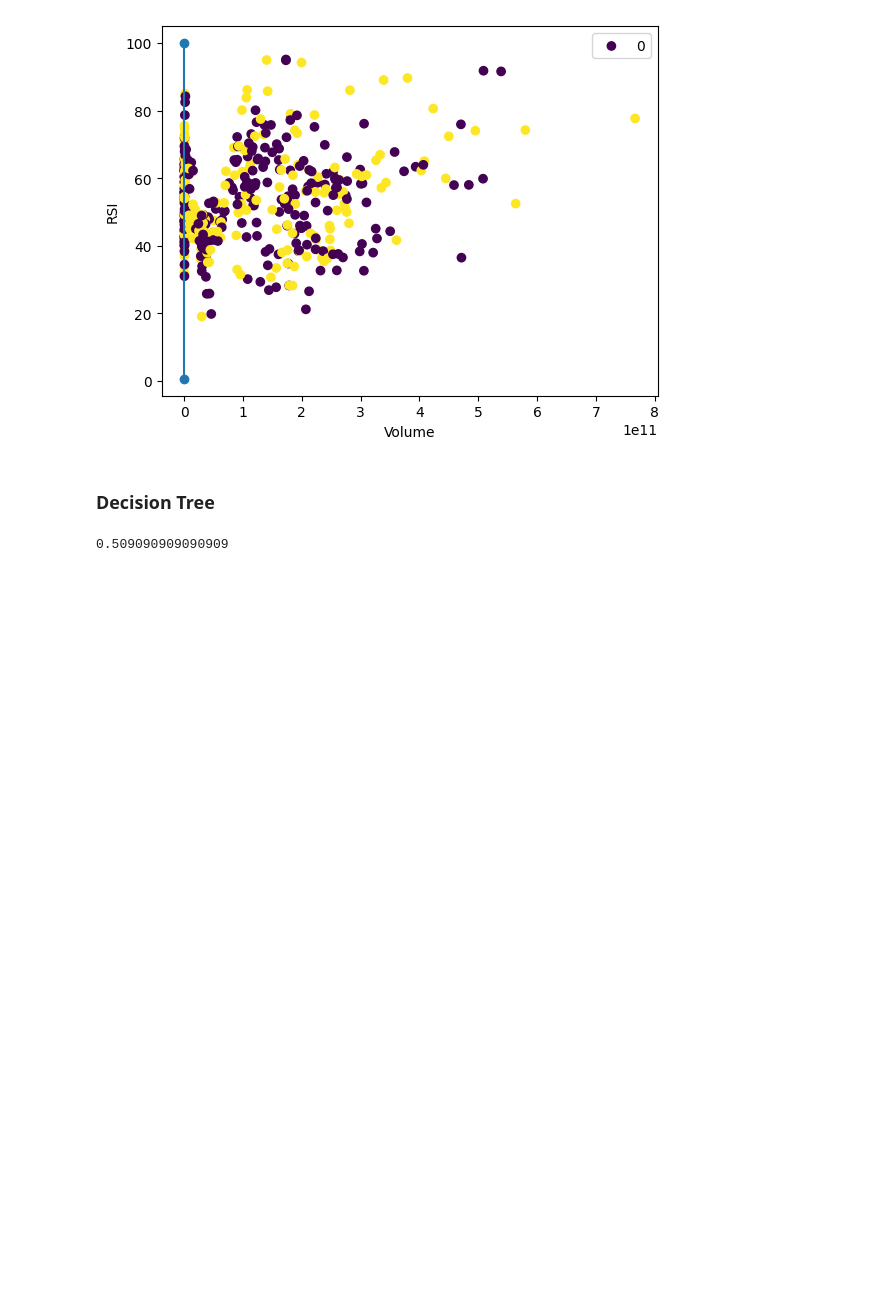
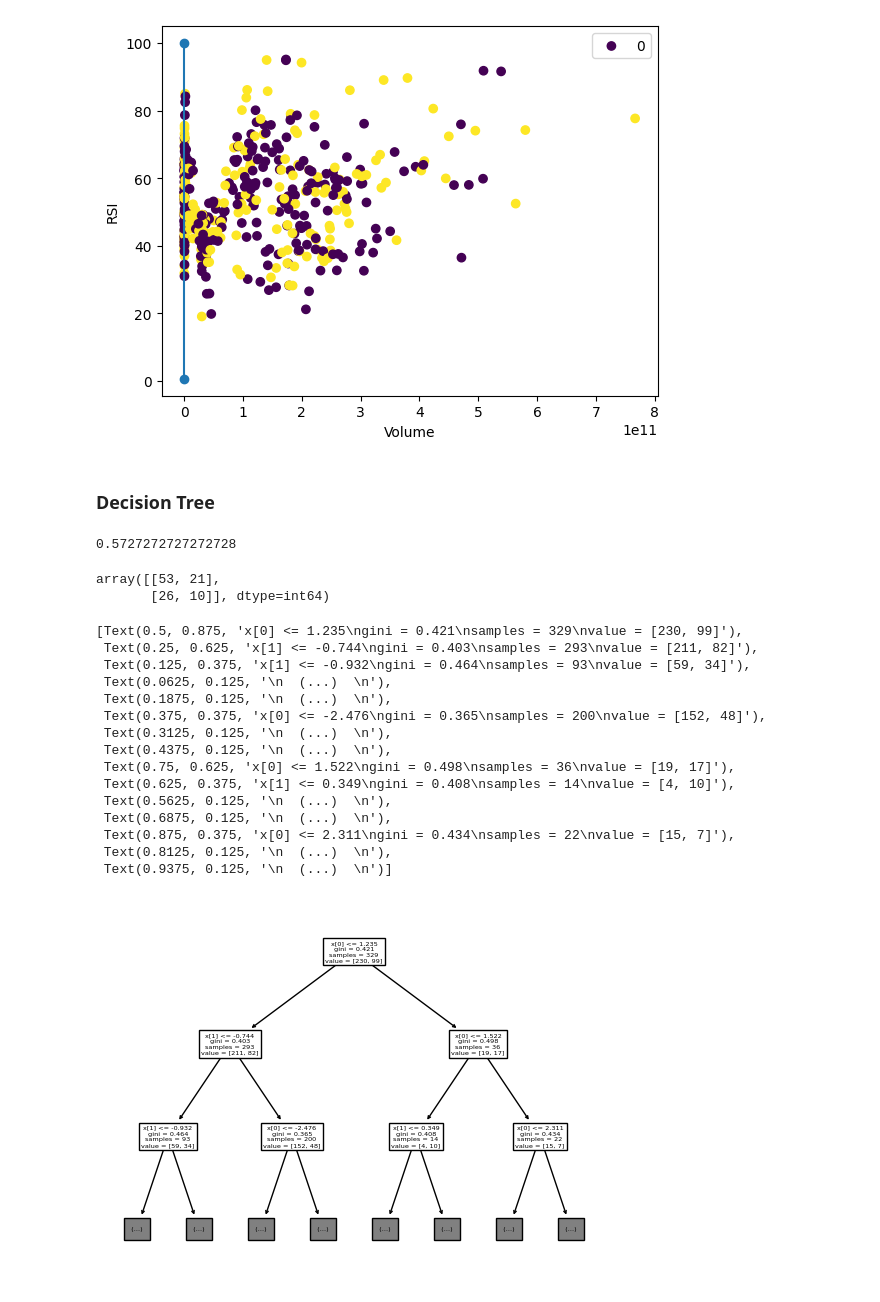
Before and after one commit to oriolmp/BitcoinAnalysis, a Jupyter notebook: data_exploration.ipynb, the cells around one changed output. Cells and saved outputs as stored; diff of their text form; code cells hidden in the pictures; blank space fills up the shorter version.

Commit message:
Compute tree

```diff
--- a/data_exploration.ipynb
+++ b/data_exploration.ipynb
@@ -244,9 +244,34 @@ from sklearn.tree import DecisionTreeClassifier
 # %%
 dt = DecisionTreeClassifier(max_depth=12)
-dt.fit(X_train, y_train)
-y_pred = dt.predict(X_test)
+dt.fit(X_train_std, y_train)
+y_pred = dt.predict(X_test_std)
 # %%
-score = dt.score(X_test, y_test)
+score = dt.score(X_test_std, y_test)
 score
 # %% [output]
-0.509090909090909
+0.5727272727272728
+# %%
+cm_tree = confusion_matrix(y_pred, y_test)
+cm_tree
+# %% [output]
+array([[53, 21],
+       [26, 10]], dtype=int64)
+# %%
+plot_tree(dt, max_depth=2)
+# %% [output]
+[Text(0.5, 0.875, 'x[0] <= 1.235\ngini = 0.421\nsamples = 329\nvalue = [230, 99]'),
+ Text(0.25, 0.625, 'x[1] <= -0.744\ngini = 0.403\nsamples = 293\nvalue = [211, 82]'),
+ Text(0.125, 0.375, 'x[1] <= -0.932\ngini = 0.464\nsamples = 93\nvalue = [59, 34]'),
+ Text(0.0625, 0.125, '\n  (...)  \n'),
+ Text(0.1875, 0.125, '\n  (...)  \n'),
+ Text(0.375, 0.375, 'x[0] <= -2.476\ngini = 0.365\nsamples = 200\nvalue = [152, 48]'),
+ Text(0.3125, 0.125, '\n  (...)  \n'),
+ Text(0.4375, 0.125, '\n  (...)  \n'),
+ Text(0.75, 0.625, 'x[0] <= 1.522\ngini = 0.498\nsamples = 36\nvalue = [19, 17]'),
+ Text(0.625, 0.375, 'x[1] <= 0.349\ngini = 0.408\nsamples = 14\nvalue = [4, 10]'),
+ Text(0.5625, 0.125, '\n  (...)  \n'),
+ Text(0.6875, 0.125, '\n  (...)  \n'),
+ Text(0.875, 0.375, 'x[0] <= 2.311\ngini = 0.434\nsamples = 22\nvalue = [15, 7]'),
+ Text(0.8125, 0.125, '\n  (...)  \n'),
+ Text(0.9375, 0.125, '\n  (...)  \n')]
+[figure, added]
```
Also changed, not shown: parts of 4 cells of this notebook.
